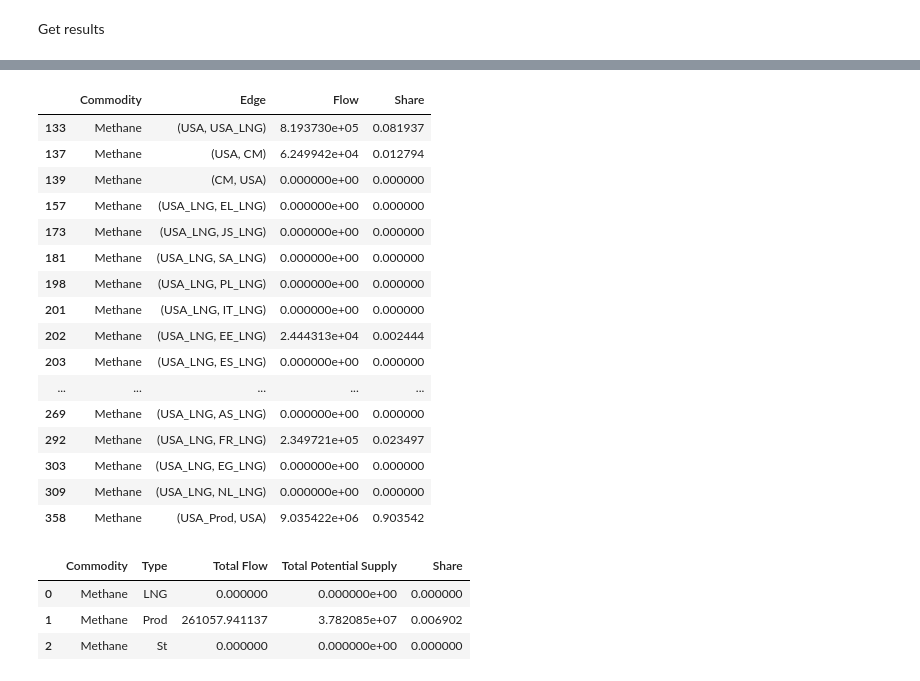
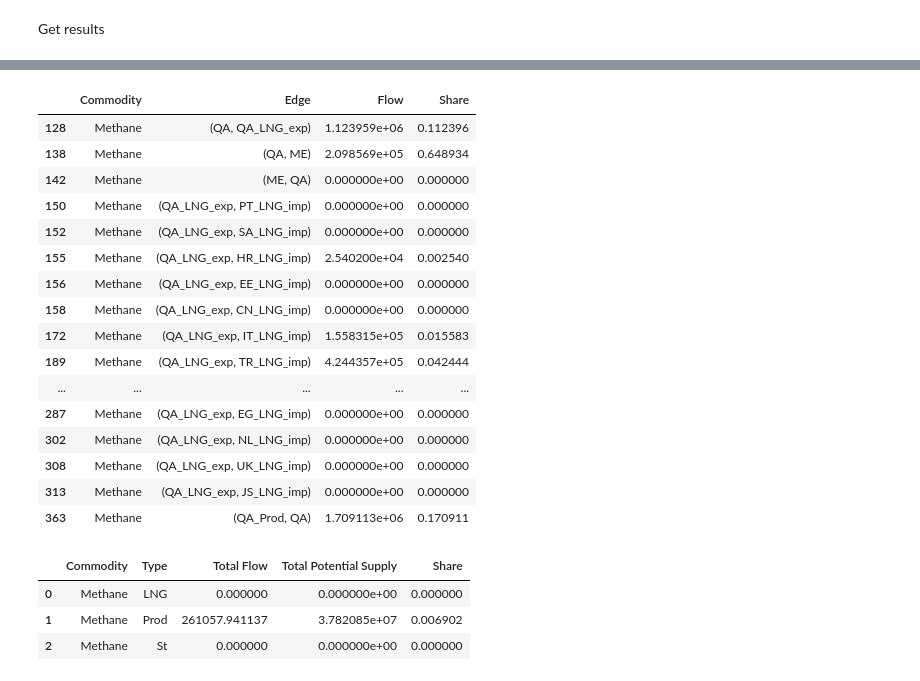
Before and after one commit to CSEI-EU/gas_infrastructure_model, a Jupyter notebook: 00_code_base/02_unidirectional/Russian_Case_and_LNG.ipynb, the cells around one changed output, grey strips where cells are left out. Cells and saved outputs as stored; diff of their text form; code cells hidden in the pictures.

```diff
--- a/00_code_base/02_unidirectional/Russian_Case_and_LNG.ipynb
+++ b/00_code_base/02_unidirectional/Russian_Case_and_LNG.ipynb
@@ -373,29 +378,29 @@ filtered_df
 | 348 | Methane | (RU_Prod, RU) | 6.237624e+06 | 0.0 | 1.0 | 9999999.0 |
 # %%
-search_element = 'USA'  # Example search element to look for in the 'Edge' column
+search_element = 'QA'  # Example search element to look for in the 'Edge' column
 commodity = 'Methane'  # Example commodity to filter by (optional)
 
 # Call the function to filter the rows
 filtered_df = filter_rows_by_search_element(methane_results_df, 'Edge', search_element)
 filtered_df
 # %% [output]
 |  | Commodity | Edge | Flow | Share |
-| 133 | Methane | (USA, USA_LNG) | 8.193730e+05 | 0.081937 |
-| 137 | Methane | (USA, CM) | 6.249942e+04 | 0.012794 |
-| 139 | Methane | (CM, USA) | 0.000000e+00 | 0.000000 |
-| 157 | Methane | (USA_LNG, EL_LNG) | 0.000000e+00 | 0.000000 |
-| 173 | Methane | (USA_LNG, JS_LNG) | 0.000000e+00 | 0.000000 |
-| 181 | Methane | (USA_LNG, SA_LNG) | 0.000000e+00 | 0.000000 |
-| 198 | Methane | (USA_LNG, PL_LNG) | 0.000000e+00 | 0.000000 |
-| 201 | Methane | (USA_LNG, IT_LNG) | 0.000000e+00 | 0.000000 |
-| 202 | Methane | (USA_LNG, EE_LNG) | 2.444313e+04 | 0.002444 |
-| 203 | Methane | (USA_LNG, ES_LNG) | 0.000000e+00 | 0.000000 |
+| 128 | Methane | (QA, QA_LNG_exp) | 1.123959e+06 | 0.112396 |
+| 138 | Methane | (QA, ME) | 2.098569e+05 | 0.648934 |
+| 142 | Methane | (ME, QA) | 0.000000e+00 | 0.000000 |
+| 150 | Methane | (QA_LNG_exp, PT_LNG_imp) | 0.000000e+00 | 0.000000 |
+| 152 | Methane | (QA_LNG_exp, SA_LNG_imp) | 0.000000e+00 | 0.000000 |
+| 155 | Methane | (QA_LNG_exp, HR_LNG_imp) | 2.540200e+04 | 0.002540 |
+| 156 | Methane | (QA_LNG_exp, EE_LNG_imp) | 0.000000e+00 | 0.000000 |
+| 158 | Methane | (QA_LNG_exp, CN_LNG_imp) | 0.000000e+00 | 0.000000 |
+| 172 | Methane | (QA_LNG_exp, IT_LNG_imp) | 1.558315e+05 | 0.015583 |
+| 189 | Methane | (QA_LNG_exp, TR_LNG_imp) | 4.244357e+05 | 0.042444 |
 | ... | ... | ... | ... | ... |
-| 269 | Methane | (USA_LNG, AS_LNG) | 0.000000e+00 | 0.000000 |
-| 292 | Methane | (USA_LNG, FR_LNG) | 2.349721e+05 | 0.023497 |
-| 303 | Methane | (USA_LNG, EG_LNG) | 0.000000e+00 | 0.000000 |
-| 309 | Methane | (USA_LNG, NL_LNG) | 0.000000e+00 | 0.000000 |
-| 358 | Methane | (USA_Prod, USA) | 9.035422e+06 | 0.903542 |
+| 287 | Methane | (QA_LNG_exp, EG_LNG_imp) | 0.000000e+00 | 0.000000 |
+| 302 | Methane | (QA_LNG_exp, NL_LNG_imp) | 0.000000e+00 | 0.000000 |
+| 308 | Methane | (QA_LNG_exp, UK_LNG_imp) | 0.000000e+00 | 0.000000 |
+| 313 | Methane | (QA_LNG_exp, JS_LNG_imp) | 0.000000e+00 | 0.000000 |
+| 363 | Methane | (QA_Prod, QA) | 1.709113e+06 | 0.170911 |
 # %%
 #get just excess for methane out of the excess_df
 methane_excess_df = excess_df[excess_df['Commodity'].str.contains('Methane', case=False)]
```
Also changed, not shown: parts of 7 cells of this notebook, 3 other files.
